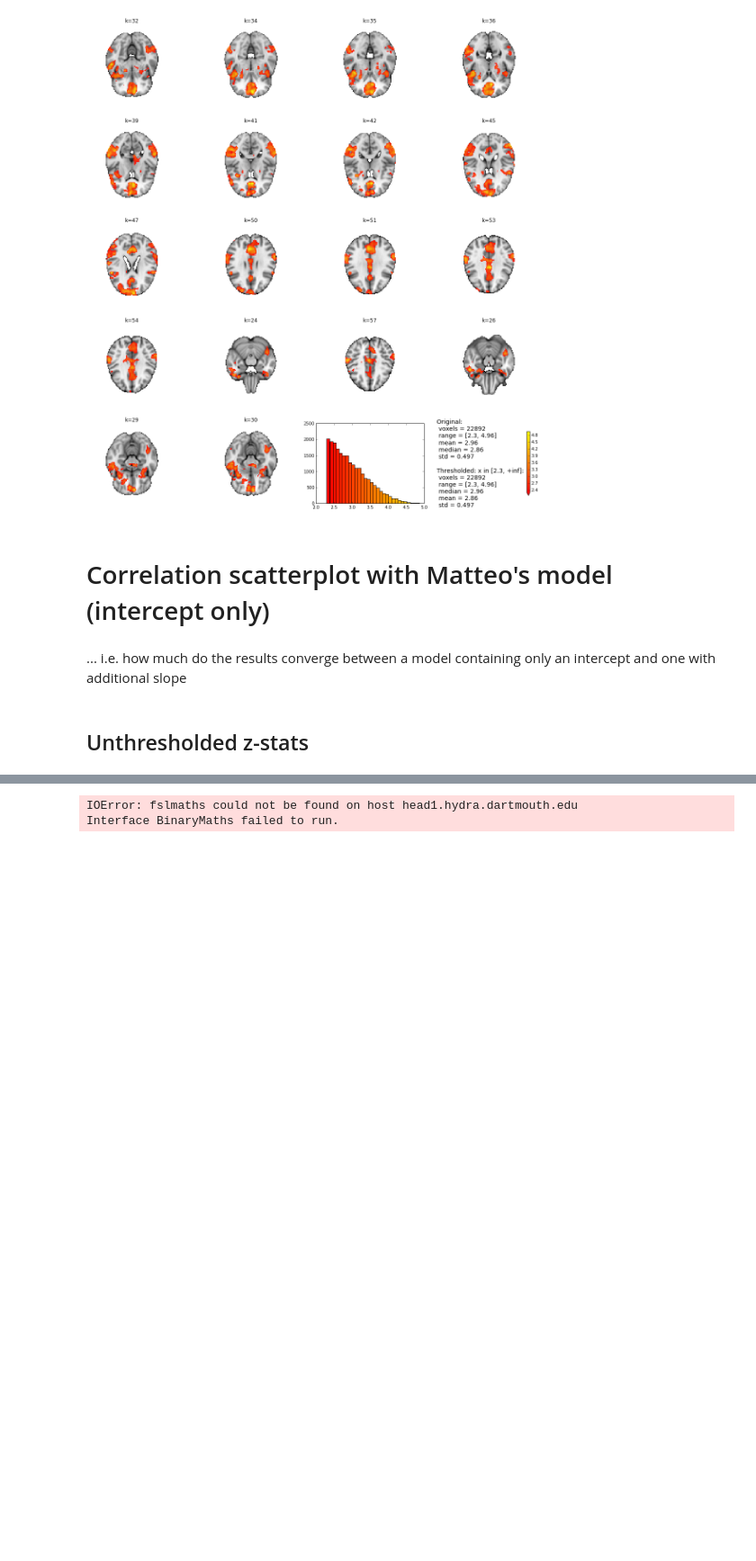
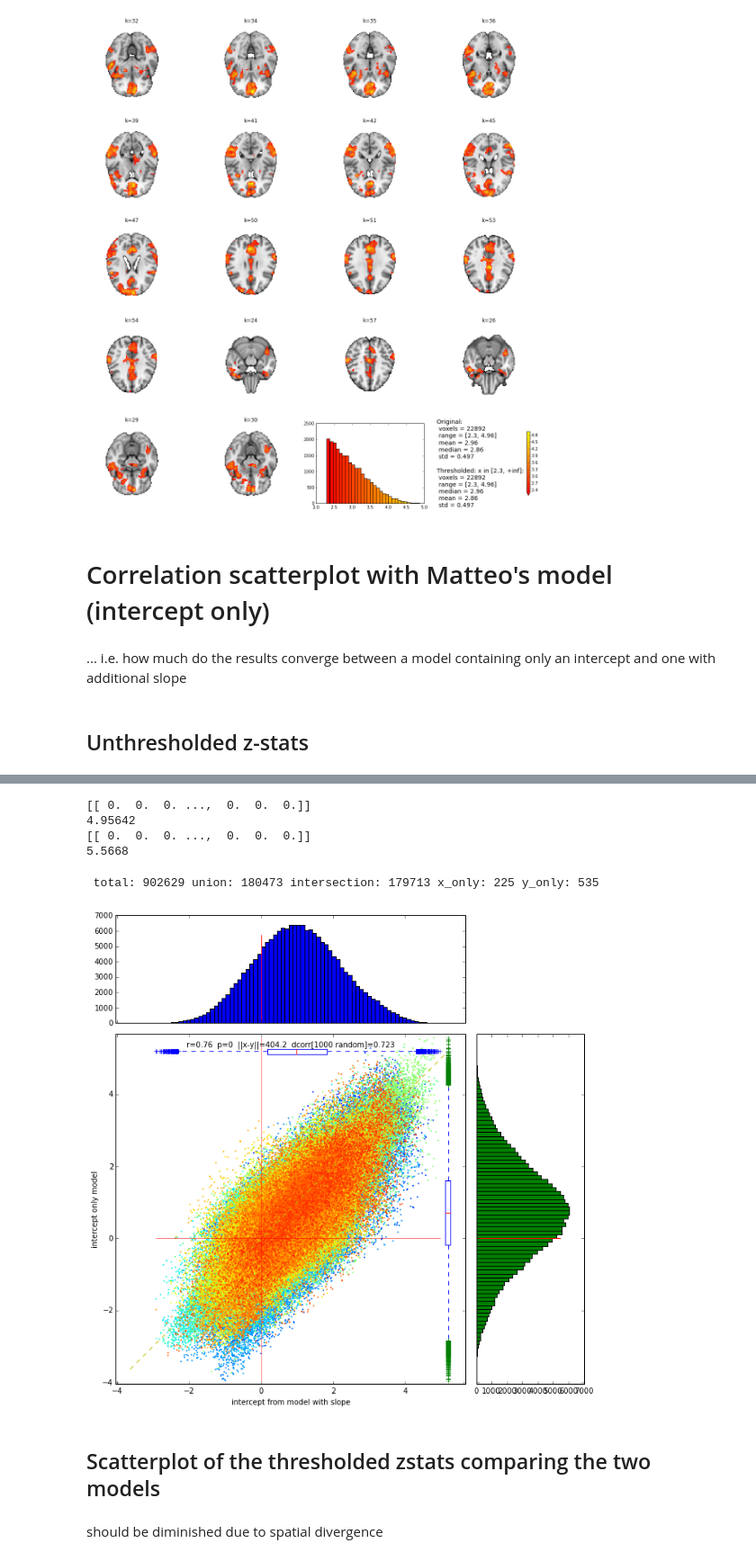
Before and after one commit to oliver-contier/famface-temporal-dynamics, a Jupyter notebook: notebooks/plot.results.ipynb, the cells around one changed output, grey strips where cells are left out. Shown at 90% size. Saved outputs shown, nothing was run; the diff lists cells and outputs as text; code cells hidden in the pictures; blank space fills up the shorter version.

Commit message:
added scatter plots for comparison of models with and without 2nd level slope. For zstats and thresholded zstats respectively

```diff
--- a/notebooks/plot.results.ipynb
+++ b/notebooks/plot.results.ipynb
@@ -157,5 +158,0 @@ test = BinaryMaths(in_file=intc_filename, operand_value=1, operation='min')
-# %%
-test.run()
-# %% [output]
-IOError: fslmaths could not be found on host head1.hydra.dartmouth.edu
-Interface BinaryMaths failed to run.
@@ -163,0 +159,33 @@ Interface BinaryMaths failed to run.
+# %%
+# load both files into pymvpa
+
+intercept = fmri_dataset(intc_filename.replace('_threshold', '')).samples
+
+path_intercept_only = '/data/famface/openfmri/results/l2ants_final/model001/task001/subjects_all/stats/contrast_3/zstat1.nii.gz'
+intercept_only = fmri_dataset(path_intercept_only).samples
+# %%
+# validate
+
+print(intercept)
+print(max(intercept[0]))
+
+print(intercept_only)
+print(max(intercept_only[0]))
+# %% [output]
+[[ 0.  0.  0. ...,  0.  0.  0.]]
+4.95642
+[[ 0.  0.  0. ...,  0.  0.  0.]]
+5.5668
+# %%
+scatter_compare_zstats = plot_scatter(dataXd=np.array([intercept, intercept_only]),
+                                    colors=True, include_stats=True,
+                                    labels=['intercept from model with slope','intercept only model'])
+
+# more arguments: labels(list of str),
+# %% [output]
+ total: 902629 union: 180473 intersection: 179713 x_only: 225 y_only: 535
+[figure, added]
+# %% [markdown]
+## Scatterplot of the thresholded zstats comparing the two models
+# %% [markdown]
+should be diminished due to spatial divergence
```
Also changed, not shown: parts of 12 cells of this notebook.
